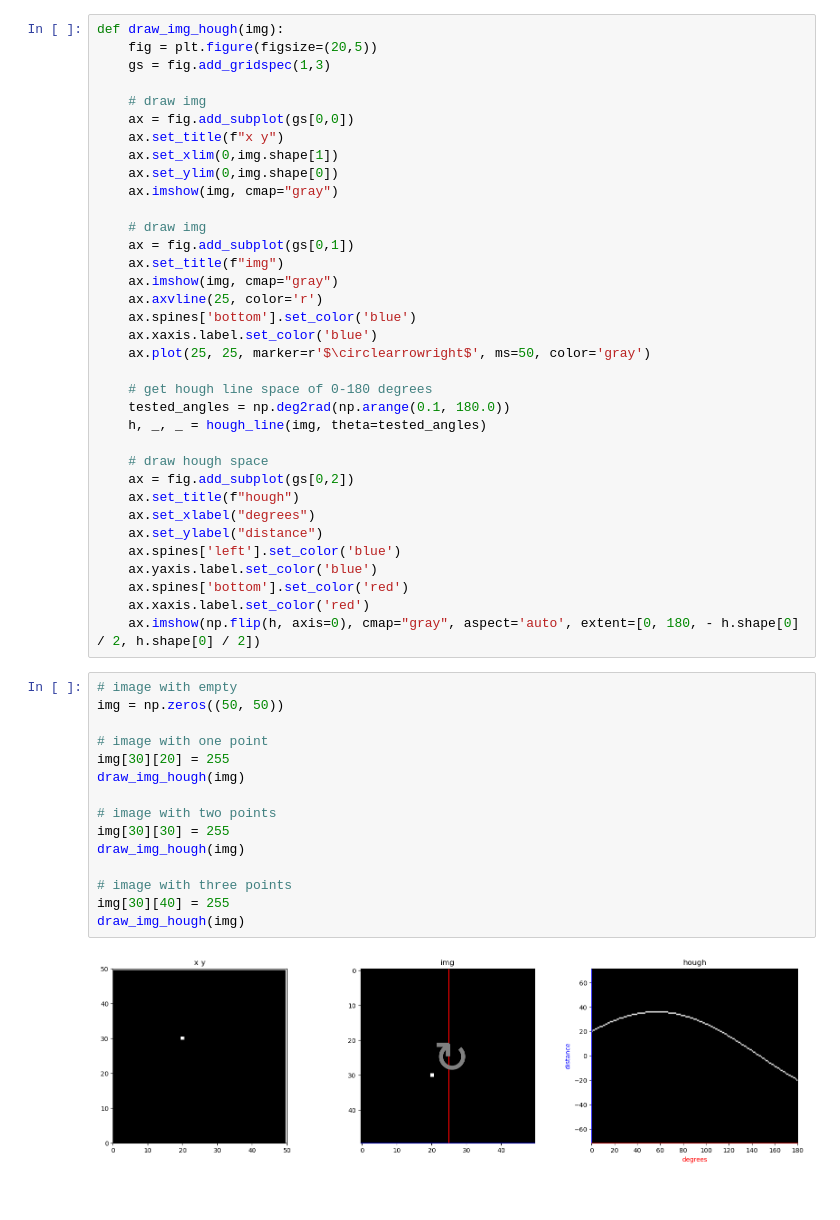
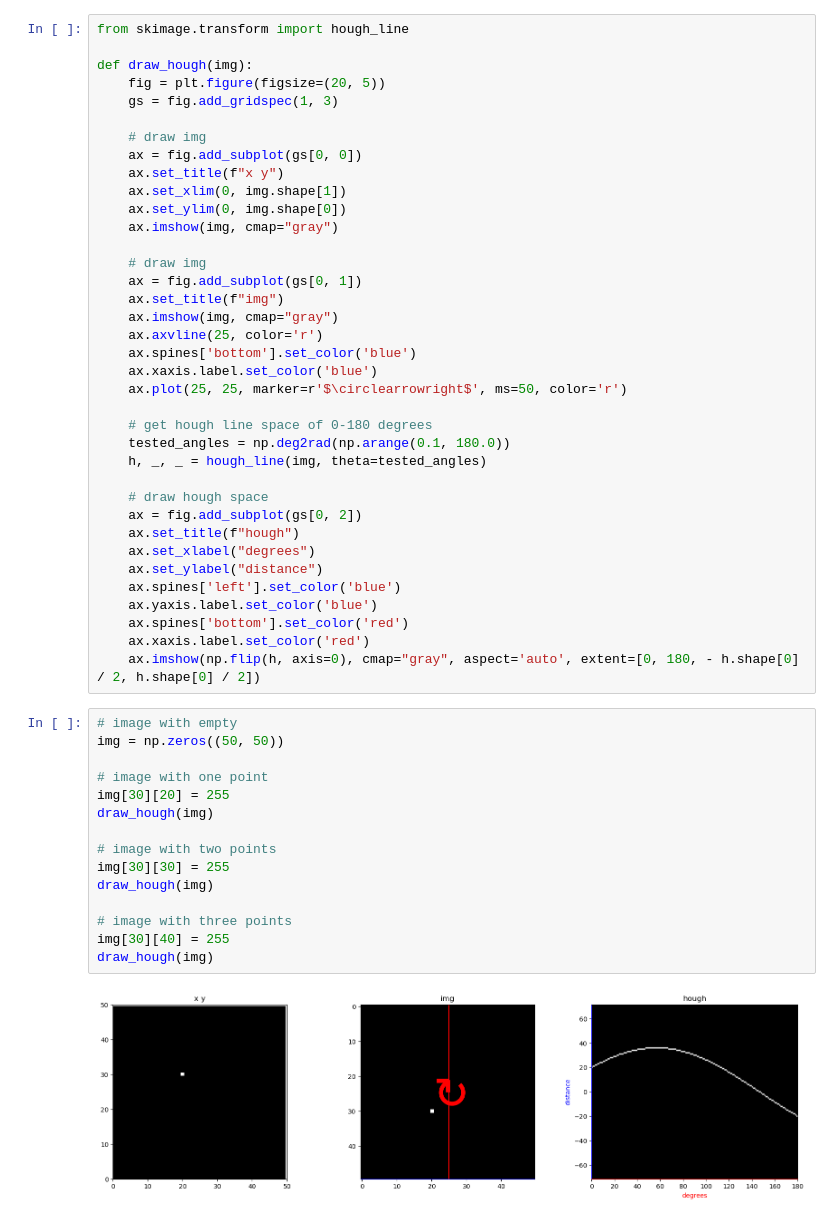
Before and after one commit to xiaoyao9184/awesome-text-deskew, a Jupyter notebook: notebooks/hough-transform.lean.ipynb, the cells around one changed output. Cells and saved outputs as stored; diff of their text form.

Commit message:
Update hough-transform

```diff
--- a/notebooks/hough-transform.lean.ipynb
+++ b/notebooks/hough-transform.lean.ipynb
@@ -116,30 +118,32 @@ for row, deg in enumerate(degs):
 # %%
-def draw_img_hough(img):
-    fig = plt.figure(figsize=(20,5))
-    gs = fig.add_gridspec(1,3)
+from skimage.transform import hough_line
+
+def draw_hough(img):
+    fig = plt.figure(figsize=(20, 5))
+    gs = fig.add_gridspec(1, 3)
 
     # draw img
-    ax = fig.add_subplot(gs[0,0])
+    ax = fig.add_subplot(gs[0, 0])
     ax.set_title(f"x y")
-    ax.set_xlim(0,img.shape[1])
-    ax.set_ylim(0,img.shape[0])
+    ax.set_xlim(0, img.shape[1])
+    ax.set_ylim(0, img.shape[0])
     ax.imshow(img, cmap="gray")
 
     # draw img
-    ax = fig.add_subplot(gs[0,1])
+    ax = fig.add_subplot(gs[0, 1])
     ax.set_title(f"img")
     ax.imshow(img, cmap="gray")
     ax.axvline(25, color='r')
     ax.spines['bottom'].set_color('blue')
     ax.xaxis.label.set_color('blue')
-    ax.plot(25, 25, marker=r'$\circlearrowright$', ms=50, color='gray')
+    ax.plot(25, 25, marker=r'$\circlearrowright$', ms=50, color='r')
 
     # get hough line space of 0-180 degrees
     tested_angles = np.deg2rad(np.arange(0.1, 180.0))
     h, _, _ = hough_line(img, theta=tested_angles)
 
     # draw hough space
-    ax = fig.add_subplot(gs[0,2])
+    ax = fig.add_subplot(gs[0, 2])
     ax.set_title(f"hough")
     ax.set_xlabel("degrees")
     ax.set_ylabel("distance")
@@ -151,17 +155,17 @@ def draw_img_hough(img):
 # %%
 # image with empty
 img = np.zeros((50, 50))
 
 # image with one point
 img[30][20] = 255
-draw_img_hough(img)
+draw_hough(img)
 
 # image with two points
 img[30][30] = 255
-draw_img_hough(img)
+draw_hough(img)
 
 # image with three points
 img[30][40] = 255
-draw_img_hough(img)
+draw_hough(img)
 # %% [output]
-[figure, old version]
+[figure, new version]
```
Also changed, not shown: parts of 13 cells of this notebook.
